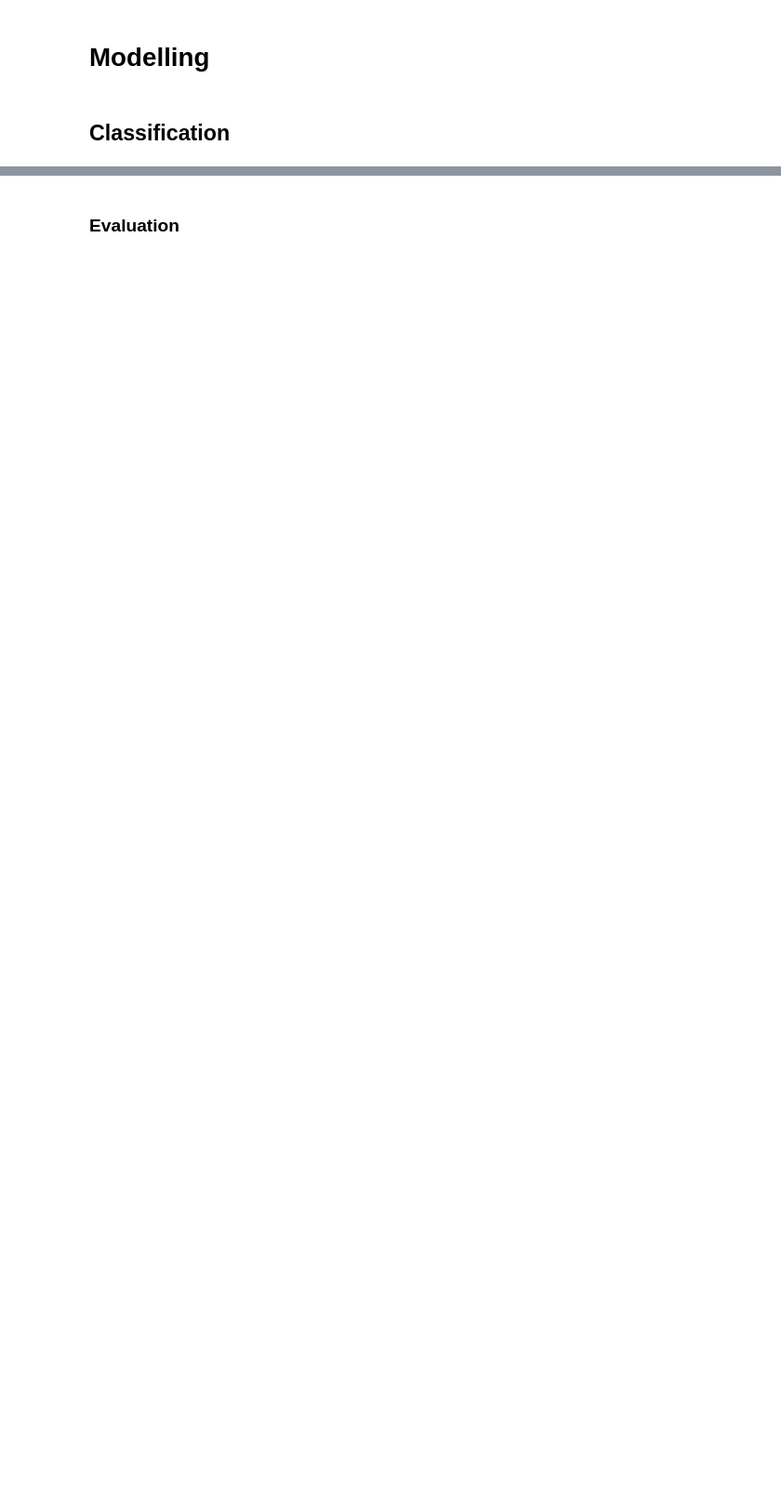
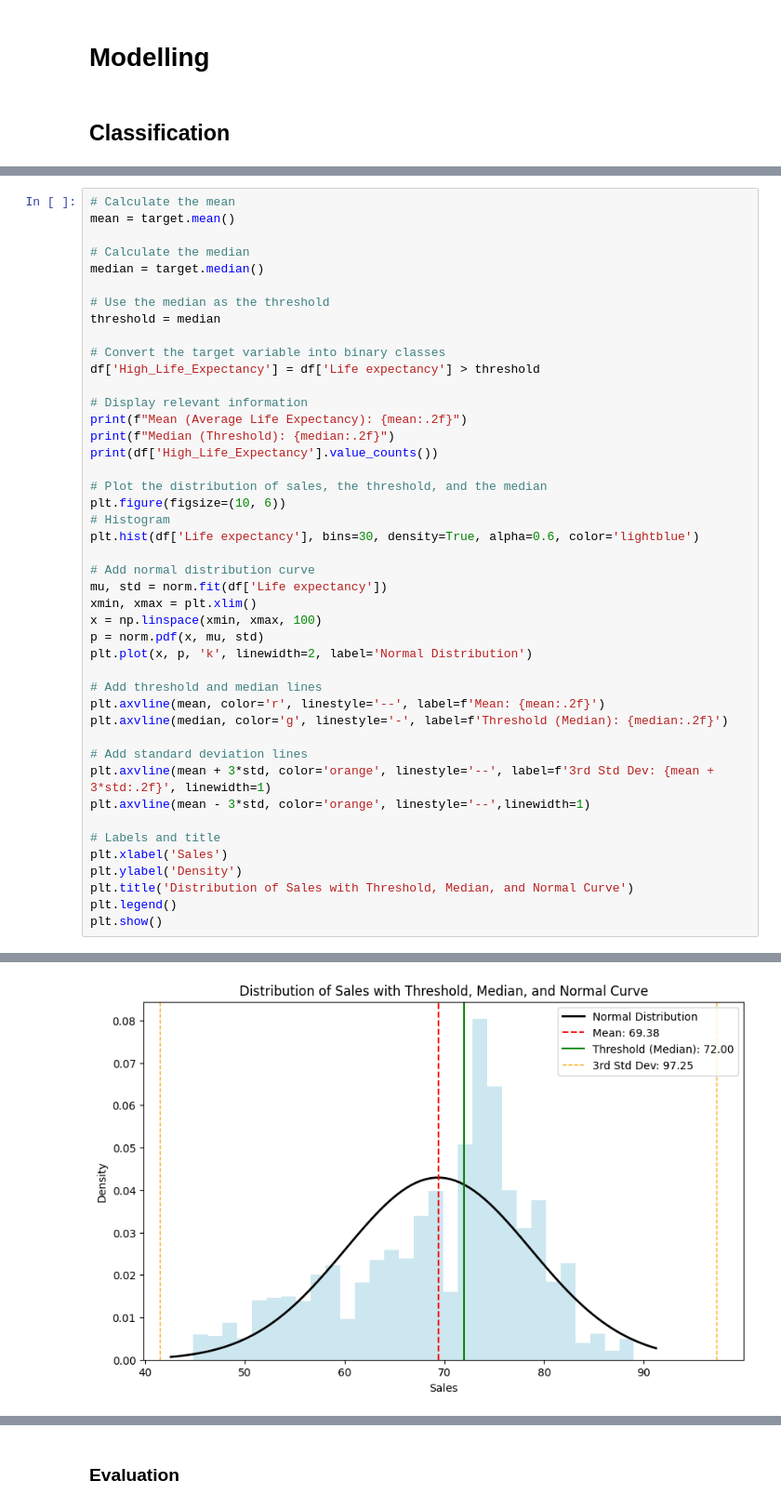
Before and after one commit to davidmarsoni/ml-project, a Jupyter notebook: Mini-Project/Mini-Project DM_ZF.ipynb, the cells around one changed output, grey strips where cells are left out. Shown at 93% size. Saved outputs shown, nothing was run; the diff lists cells and outputs as text; blank space fills up the shorter version.

```diff
--- a/Mini-Project/Mini-Project DM_ZF.ipynb
+++ b/Mini-Project/Mini-Project DM_ZF.ipynb
@@ -357,0 +405,45 @@ target = df['Life expectancy']
+# %%
+# Calculate the mean
+mean = target.mean()
+
+# Calculate the median
+median = target.median()
+
+# Use the median as the threshold
+threshold = median
+
+# Convert the target variable into binary classes
+df['High_Life_Expectancy'] = df['Life expectancy'] > threshold
+
+# Display relevant information
+print(f"Mean (Average Life Expectancy): {mean:.2f}")
+print(f"Median (Threshold): {median:.2f}")
+print(df['High_Life_Expectancy'].value_counts())
+
+# Plot the distribution of sales, the threshold, and the median
+plt.figure(figsize=(10, 6))
+# Histogram
+plt.hist(df['Life expectancy'], bins=30, density=True, alpha=0.6, color='lightblue')
+
+# Add normal distribution curve
+mu, std = norm.fit(df['Life expectancy'])
+xmin, xmax = plt.xlim()
+x = np.linspace(xmin, xmax, 100)
+p = norm.pdf(x, mu, std)
+plt.plot(x, p, 'k', linewidth=2, label='Normal Distribution')
+
+# Add threshold and median lines
+plt.axvline(mean, color='r', linestyle='--', label=f'Mean: {mean:.2f}')
+plt.axvline(median, color='g', linestyle='-', label=f'Threshold (Median): {median:.2f}')
+
+# Add standard deviation lines
+plt.axvline(mean + 3*std, color='orange', linestyle='--', label=f'3rd Std Dev: {mean + 3*std:.2f}', linewidth=1)
+plt.axvline(mean - 3*std, color='orange', linestyle='--',linewidth=1)
+
+# Labels and title
+plt.xlabel('Sales')
+plt.ylabel('Density')
+plt.title('Distribution of Sales with Threshold, Median, and Normal Curve')
+plt.legend()
+plt.show()
+# %% [output]
@@ -357,0 +456 @@ target = df['Life expectancy']
+[figure, added]
```
Also changed, not shown: parts of 27 cells of this notebook.
